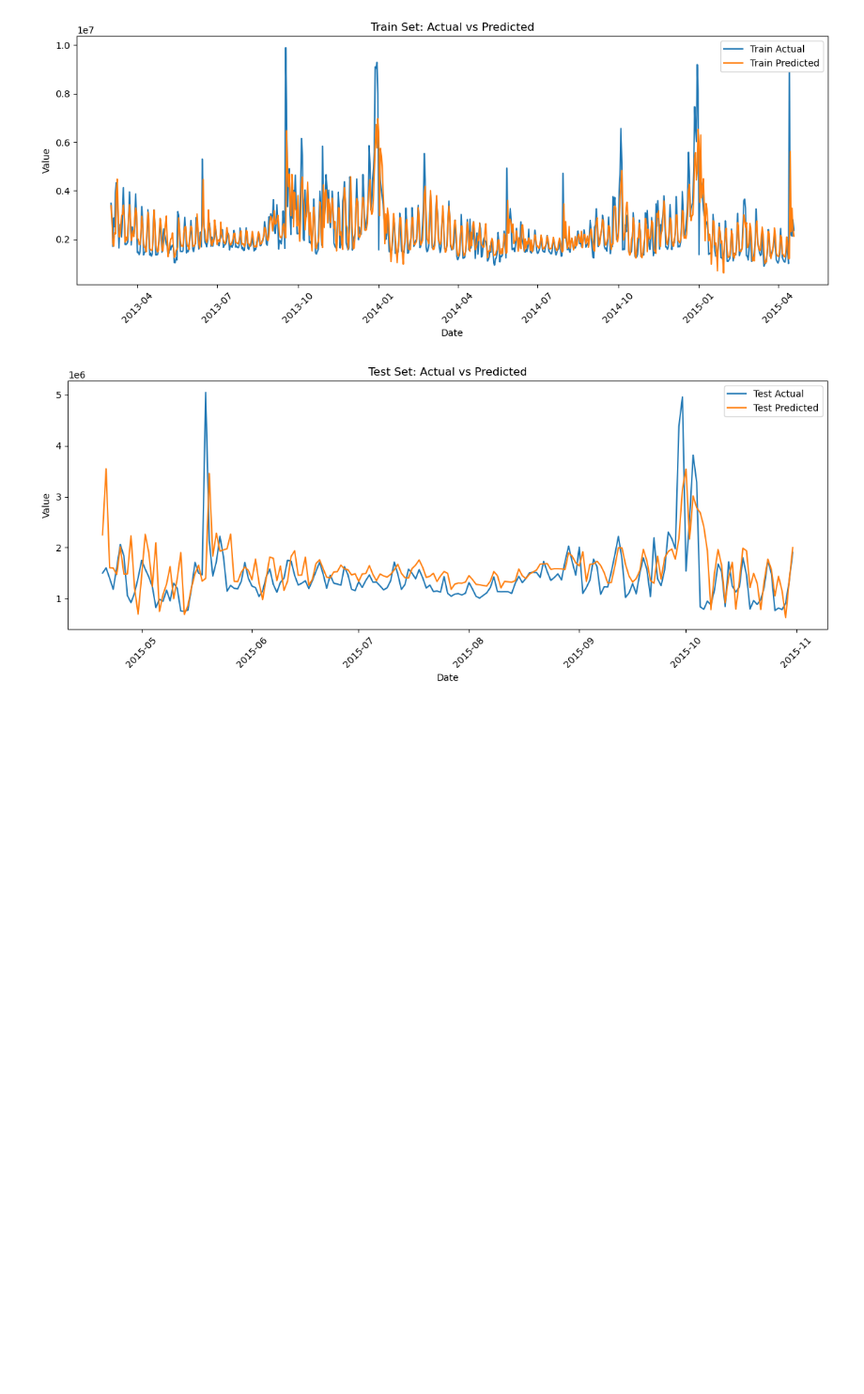
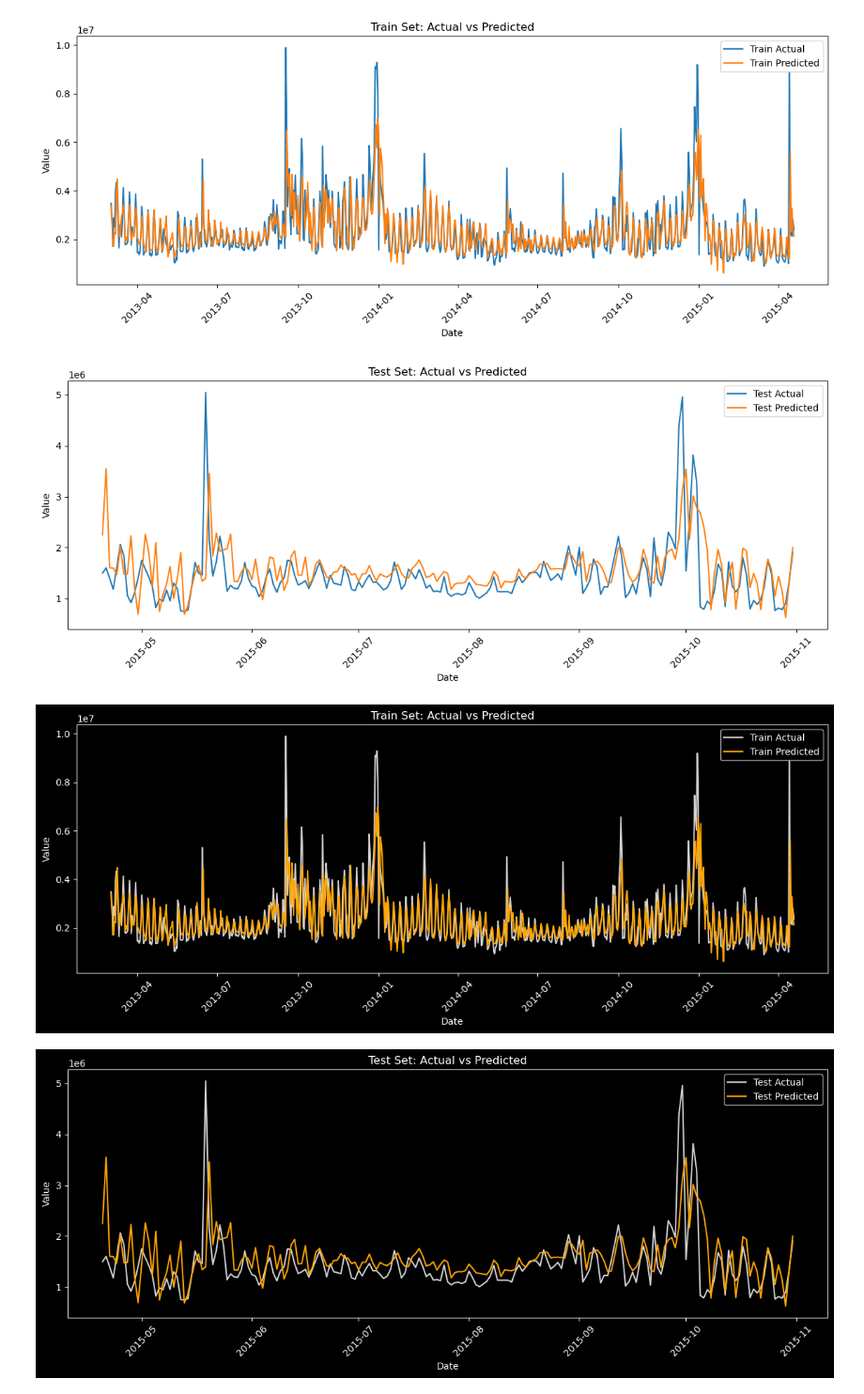
Before and after one commit to zacharyvachal/COS-448, a Jupyter notebook: dynamic.ipynb, the cells around one changed output. Shown at 94% size. Cells and saved outputs as stored; diff of their text form; code cells hidden in the pictures; blank space fills up the shorter version.

Commit message:
images

```diff
--- a/dynamic.ipynb
+++ b/dynamic.ipynb
@@ -450,3 +450,37 @@ Train MSE: 612687443145.43
 Test MSE: 306151774054.36
 [figure]
 [figure]
+# %%
+import matplotlib.pyplot as plt
+plt.style.use('dark_background')
+
+# Color configuration
+actual_color = '#D3D3D3'     # Light gray
+predicted_color = '#FFA500'  # Orange
+
+plt.figure(figsize=(12, 5))
+plt.plot(train_dates, y_train_unscaled, label='Train Actual', color=actual_color)
+plt.plot(train_dates, y_pred_train_unscaled, label='Train Predicted', color=predicted_color)
+plt.title("Train Set: Actual vs Predicted", color='white')
+plt.xlabel("Date", color='white')
+plt.ylabel("Value", color='white')
+plt.xticks(rotation=45, color='white')
+plt.yticks(color='white')
+plt.legend()
+plt.tight_layout()
+plt.show()
+
+plt.figure(figsize=(12, 5))
+plt.plot(test_dates, y_test_unscaled, label='Test Actual', color=actual_color)
+plt.plot(test_dates, y_pred_test_unscaled, label='Test Predicted', color=predicted_color)
+plt.title("Test Set: Actual vs Predicted", color='white')
+plt.xlabel("Date", color='white')
+plt.ylabel("Value", color='white')
+plt.xticks(rotation=45, color='white')
+plt.yticks(color='white')
+plt.legend()
+plt.tight_layout()
+plt.show()
+# %% [output]
+[figure, added]
+[figure, added]
```
Also changed, not shown: 2 other files.
